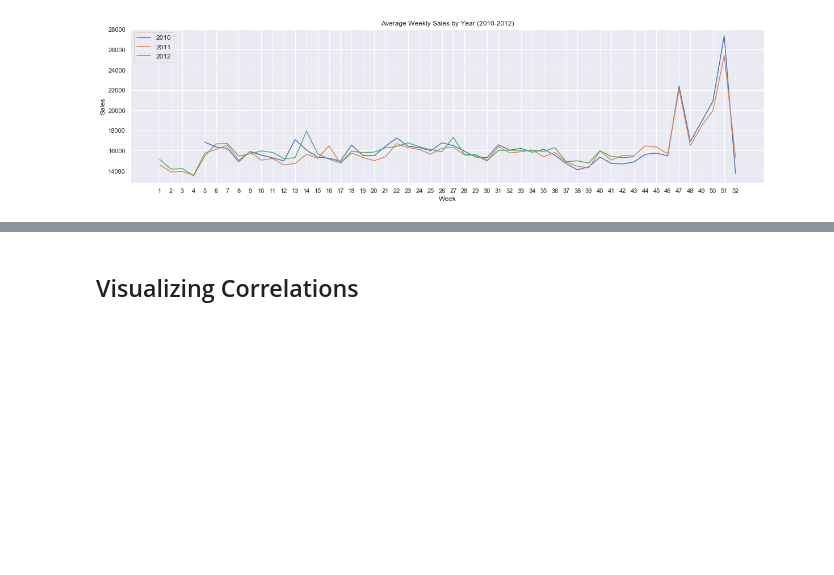
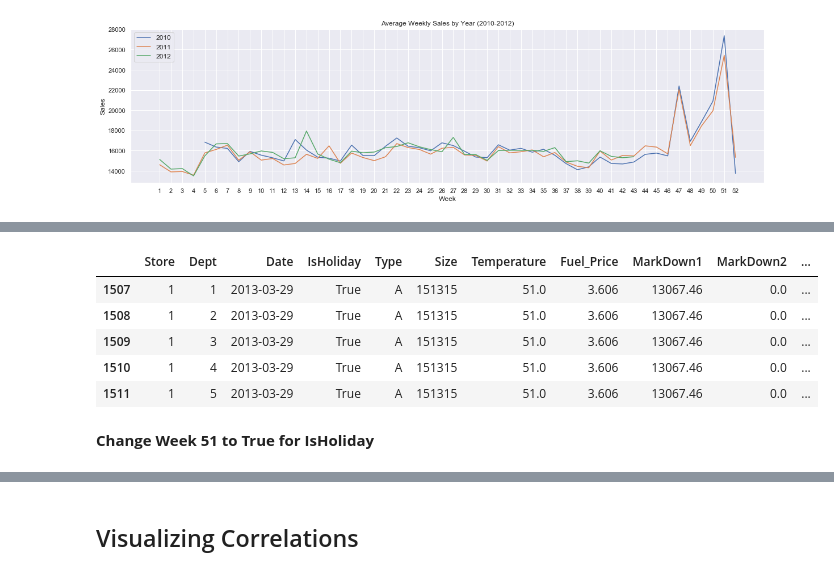
Before and after one commit to alyslma/walmart-sales-forecasting, a Jupyter notebook: WalmartSalesPrediction.ipynb, the cells around one changed output, grey strips where cells are left out. Drawn from its saved outputs; the diff is of its cells as text; code cells hidden in the pictures; blank space fills up the shorter version.

Commit message:
set IsHoliday to True for Easter and Week 51

```diff
--- a/WalmartSalesPrediction.ipynb
+++ b/WalmartSalesPrediction.ipynb
@@ -479,0 +505,14 @@ plt.show()
+# %%
+# Test contains data from 2012-11-02 to 2013-07-26
+test.loc[(test['Week']==13) & (test['Year']==2013), "IsHoliday"] = True
+# %%
+test.loc[(test['Week']==13) & (test['Year']==2013)].head()
+# %% [output]
+|  | Store | Dept | Date | IsHoliday | Type | Size | Temperature | Fuel_Price | MarkDown1 | MarkDown2 | ... |
+| 1507 | 1 | 1 | 2013-03-29 | True | A | 151315 | 51.0 | 3.606 | 13067.46 | 0.0 | ... |
+| 1508 | 1 | 2 | 2013-03-29 | True | A | 151315 | 51.0 | 3.606 | 13067.46 | 0.0 | ... |
+| 1509 | 1 | 3 | 2013-03-29 | True | A | 151315 | 51.0 | 3.606 | 13067.46 | 0.0 | ... |
+| 1510 | 1 | 4 | 2013-03-29 | True | A | 151315 | 51.0 | 3.606 | 13067.46 | 0.0 | ... |
+| 1511 | 1 | 5 | 2013-03-29 | True | A | 151315 | 51.0 | 3.606 | 13067.46 | 0.0 | ... |
+# %% [markdown]
+**Change Week 51 to True for IsHoliday**
```
Also changed, not shown: parts of 6 cells of this notebook.
